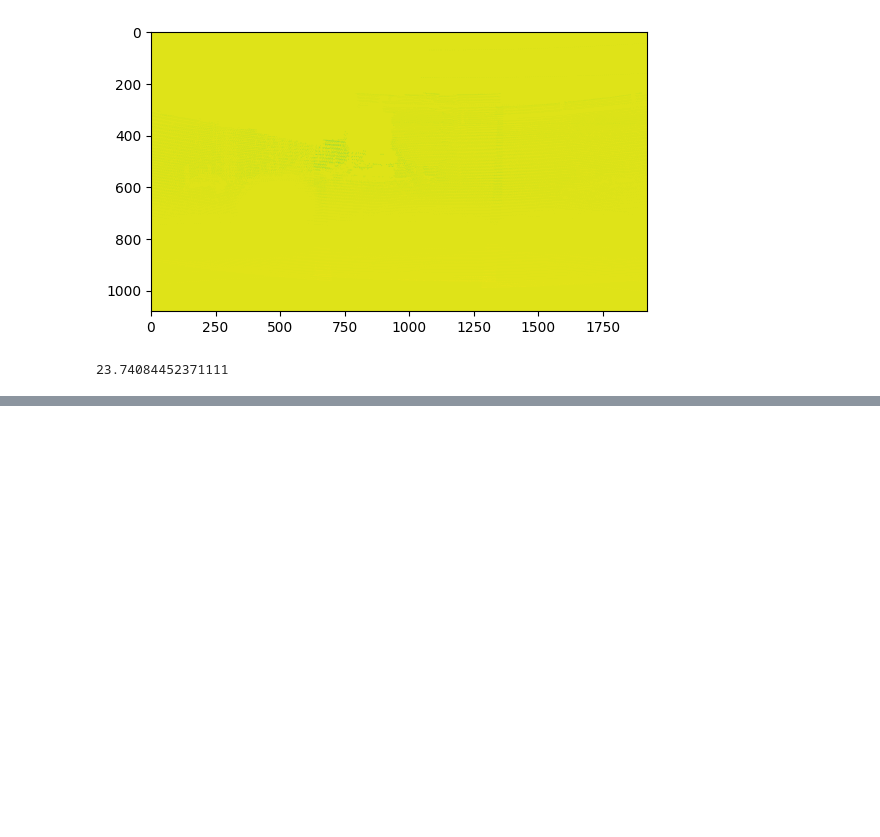
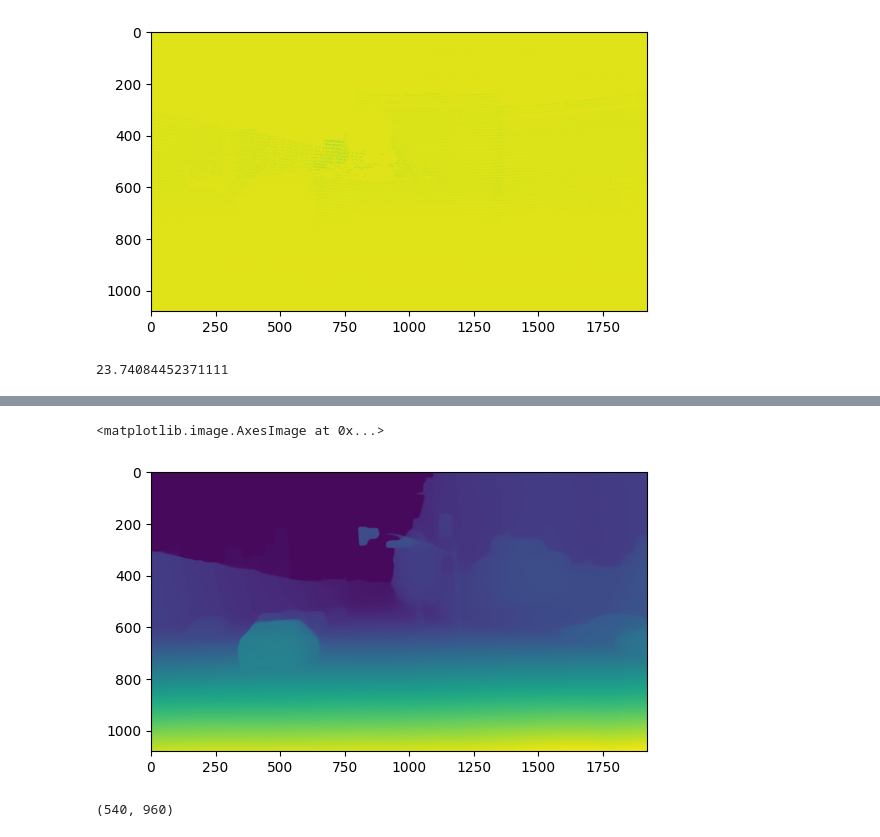
Before and after one commit to gasparyanartur/imaginedriving, a Jupyter notebook: notebooks/controlnet-test.ipynb, the cells around one changed output, grey strips where cells are left out. Cells and saved outputs as stored; diff of their text form; code cells hidden in the pictures; blank space fills up the shorter version.

```diff
--- a/notebooks/controlnet-test.ipynb
+++ b/notebooks/controlnet-test.ipynb
@@ -207,0 +199,13 @@ print(dists.std())
+# %%
+depth_image_processor = AutoImageProcessor.from_pretrained("LiheYoung/depth-anything-small-hf")
+depth_model = AutoModelForDepthEstimation.from_pretrained("LiheYoung/depth-anything-small-hf")
+# %%
+with torch.no_grad():
+    ex_rgb_proc = depth_image_processor(images=ex_rgb, return_tensors="pt", do_rescale=False)
+    ex_dep = depth_model(**ex_rgb_proc)
+    pred_dep = torch.nn.functional.interpolate(
+        ex_dep.predicted_depth.unsqueeze(1),
+        size=ex_rgb.shape[1:],
+        align_corners=False,
+        mode="bicubic"
+    )[0]
@@ -207,0 +222,15 @@ print(dists.std())
+# %%
+plt.imshow(pred_dep.permute(1, 2, 0))
+# %% [output]
+<matplotlib.image.AxesImage at 0x...>
+[figure, added]
+# %%
+import torchvision.transforms.v2 as tv2
+
+downsampling_factor = 2
+new_size = tuple(s // downsampling_factor for s in ex_rgb.shape[1:])
+
+input_rgb = tv2.functional.resize(ex_rgb[None, ...], new_size)
+input_dep = tv2.functional.resize(pred_dep.repeat(3, 1, 1)[None, ...], new_size)
+# %% [output]
+(540, 960)
```
Also changed, not shown: parts of 24 cells of this notebook.
